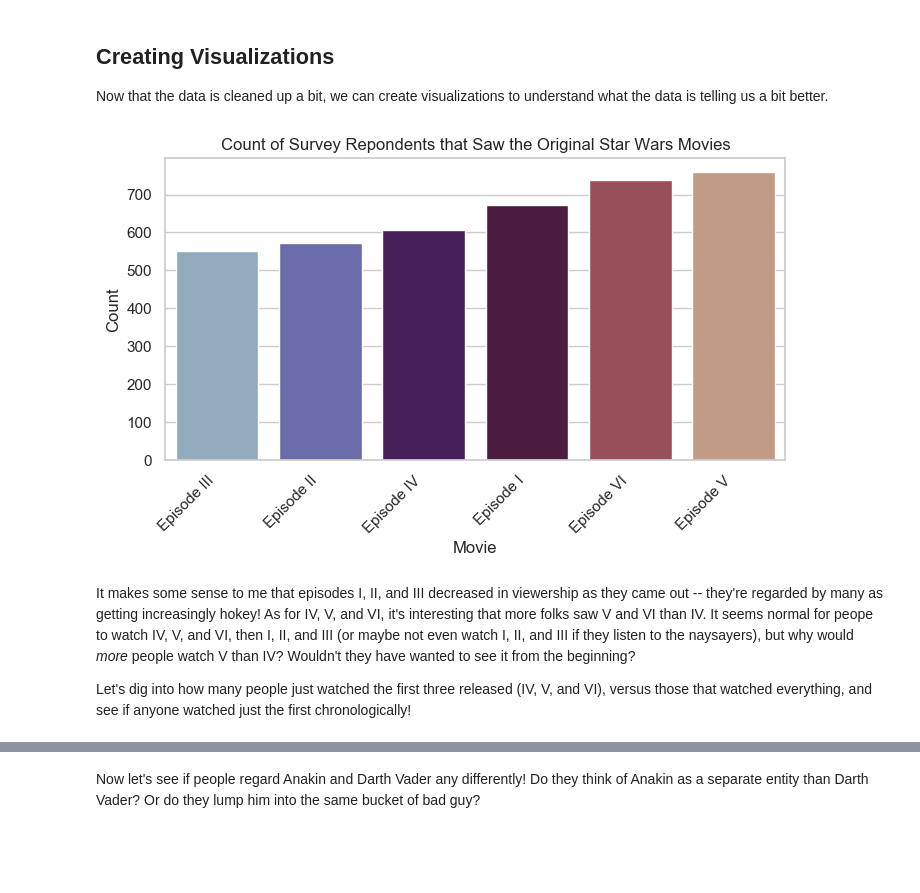
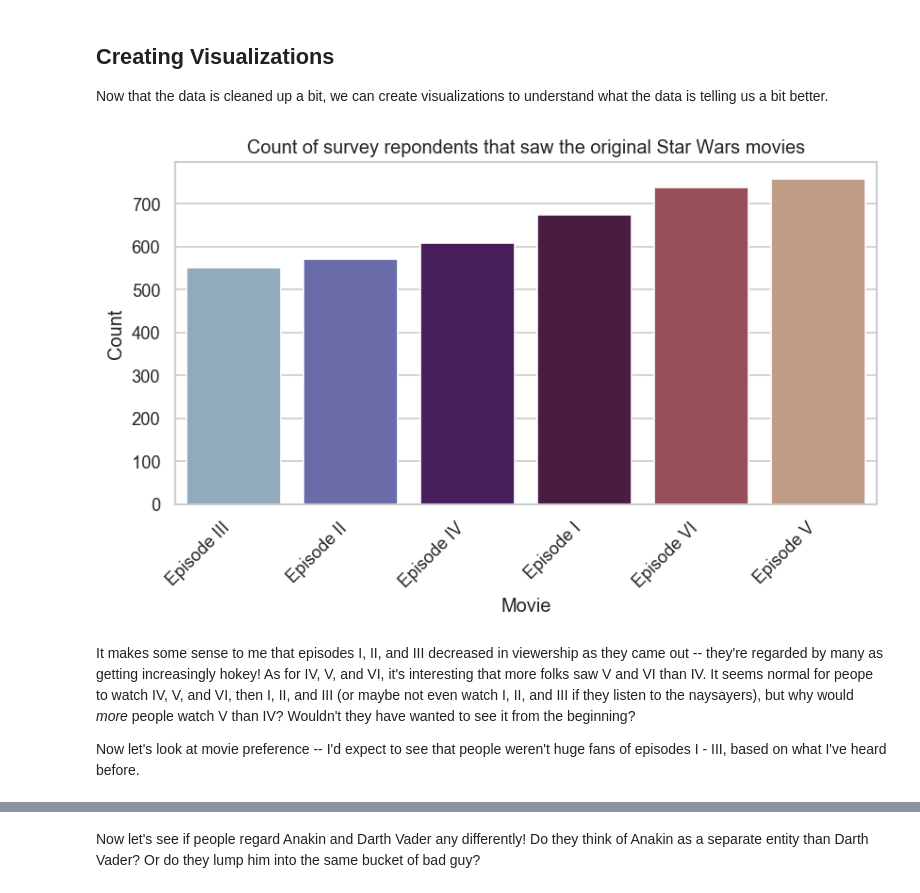
Before and after one commit to h-parker/ds-101-demo, a Jupyter notebook: starwars_exploration.ipynb, the cells around one changed output, grey strips where cells are left out. Saved outputs shown, nothing was run; the diff lists cells and outputs as text; code cells hidden in the pictures; blank space fills up the shorter version.

Commit message:
adds visualizations, need to add a "you do"

```diff
--- a/starwars_exploration.ipynb
+++ b/starwars_exploration.ipynb
@@ -13,7 +13,7 @@ import numpy as np
 import seaborn as sns
 import matplotlib.pyplot as plt
 
-plt.rcParams['figure.dpi']= 100
+plt.rcParams['figure.dpi']= 120
 
 # some settings that make it easy to view the data
 pd.set_option('display.max_columns', 50)
@@ -97,22 +141,22 @@ understand what the data is telling us a bit better.
 # %%
 # plotting how many folks watched each movie
 plt.figure(figsize=(8,4))
 chart = sns.barplot(x=['Episode III',
                        'Episode II',
                        'Episode IV',
                        'Episode I',
                        'Episode VI',
                        'Episode V'],
                     y=df[['seen_episodeI', 'seen_episodeII', 'seen_episodeIII',
                       'seen_episodeIV', 'seen_episodeV',
                       'seen_episodeVI']].sum().sort_values(),
                     palette='twilight')
 chart.set_xticklabels(chart.get_xticklabels(), rotation=45, ha="right")
 plt.xlabel("Movie")
 plt.ylabel("Count")
-plt.title("Count of Survey Repondents that Saw the Original Star Wars Movies");
+plt.title("Count of survey repondents that saw the original Star Wars movies");
 # %% [output]
-[figure, old version]
+[figure, new version]
 # %% [markdown]
 It makes some sense to me that episodes I, II, and III decreased in viewership
 as they came out -- they're regarded by many as getting increasingly hokey! As
@@ -122,6 +166,5 @@ not even watch I, II, and III if they listen to the naysayers), but why would
 _more_ people watch V than IV? Wouldn't they have wanted to see it from the
 beginning?
 
-Let's dig into how many people just watched the first three released (IV, V,
-and VI), versus those that watched everything, and see if anyone watched just
-the first chronologically!
+Now let's look at movie preference -- I'd expect to see that people weren't
+huge fans of episodes I - III, based on what I've heard before.
```
Also changed, not shown: parts of 12 cells of this notebook.
